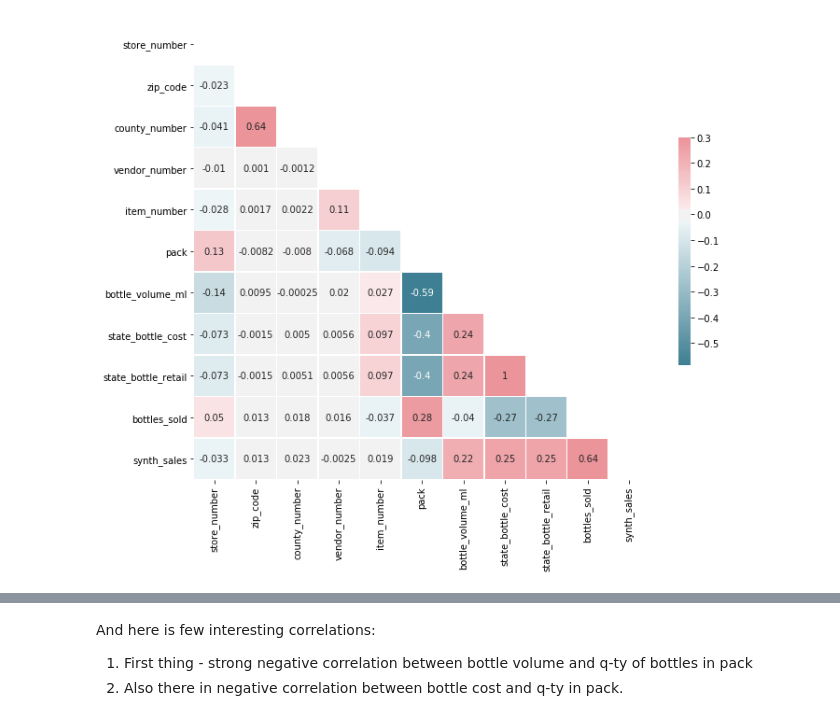
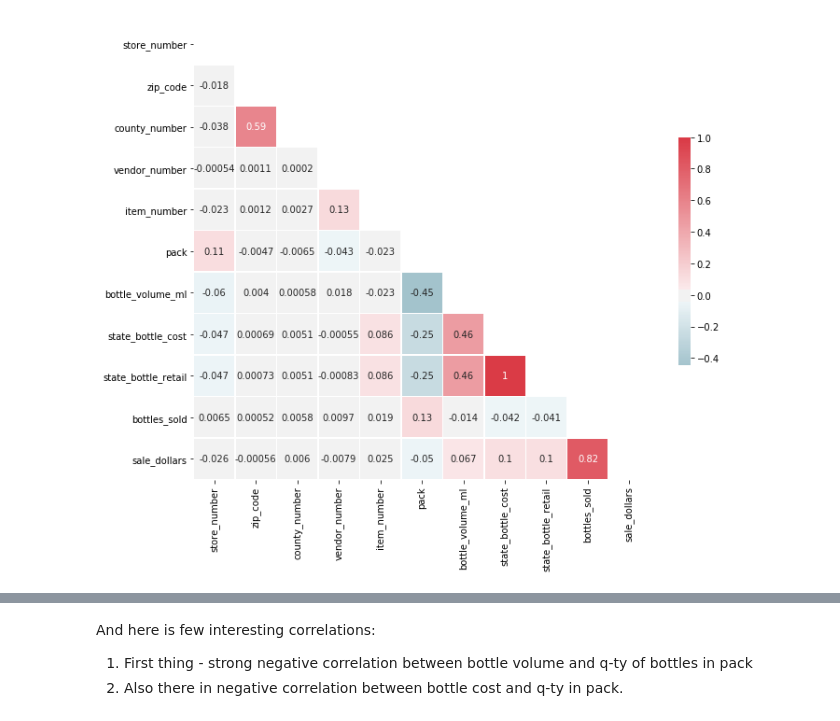
Before and after one commit to maxhuzei/iowa_liquor_sales_analysis, a Jupyter notebook: EDA_for_iowa_liquor_sales.ipynb, the cells around one changed output, grey strips where cells are left out. Cells and saved outputs as stored; diff of their text form; code cells hidden in the pictures.

```diff
--- a/EDA_for_iowa_liquor_sales.ipynb
+++ b/EDA_for_iowa_liquor_sales.ipynb
@@ -279,0 +293,11 @@ Lets visualize it to get more convenient graphical representation:
+# %%
+# filtering the rows of the dataset inplace
+all_items_df.query('(sale_dollars - synth_sales) < 0.01 and (sale_dollars - synth_sales) > -0.01', inplace=True)
+# %%
+# filtering the rows where sales equal to 0
+all_items_df.query('sale_dollars > 0', inplace=True)
+# %%
+# drop the unnecessary columns
+all_items_df.drop('synth_sales', axis=1, inplace=True)
+# %%
+all_items_df.dropna(subset=['state_bottle_retail', 'bottles_sold', 'sale_dollars'], inplace=True)
@@ -390,8 +458,8 @@ mask[np.triu_indices_from(mask)] = True
 # %%
 f, ax = plt.subplots(figsize=(11, 9))
 cmap = sns.diverging_palette(220, 10, as_cmap=True)
-sns.heatmap(corr_df, cmap=cmap, vmax=.3, center=0,
+sns.heatmap(corr_df, cmap=cmap, center=0,
             square=True, linewidths=.5, cbar_kws={"shrink": .5}, annot=True, mask=mask)
 f.show()
 # %% [output]
-[figure, old version]
+[figure, new version]
```
Also changed, not shown: parts of 91 cells of this notebook.
